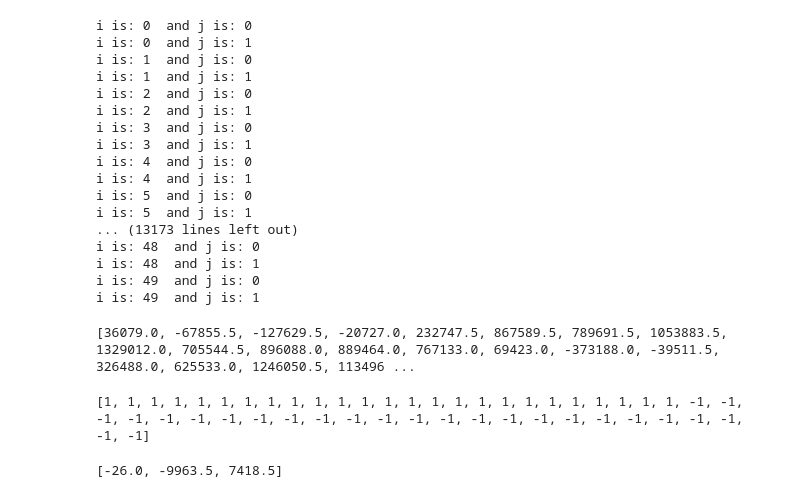
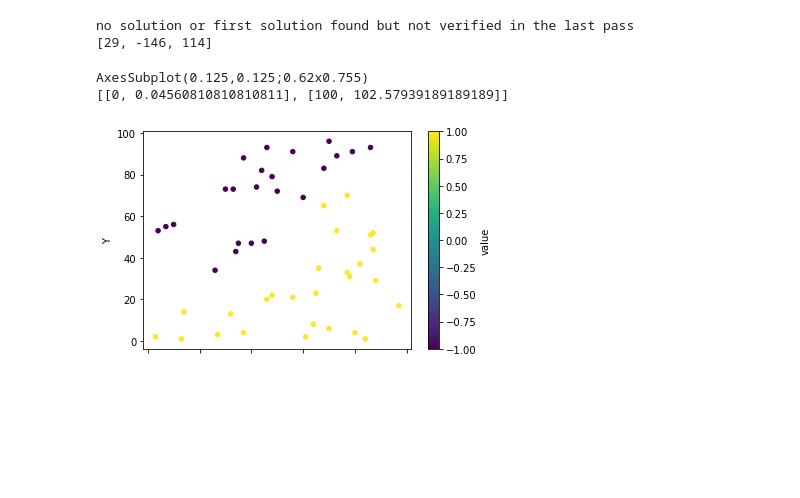
Before and after one commit to LioraW/PLA-Algorithm, a Jupyter notebook: project1.ipynb, the cells around one changed output. Cells and saved outputs as stored; diff of their text form; code cells hidden in the pictures; blank space fills up the shorter version.

```diff
--- a/project1.ipynb
+++ b/project1.ipynb
@@ -62,35 +73,36 @@ AxesSubplot(0.125,0.125;0.62x0.755)
 # %%
-w = [1.0, 0.5, 0.5]
-#type(w[0])
+import numpy as np
+prediction = np.zeros(50)
 
-pla(w, points, cls, 1, 100, prediction)
+#separate the points from values for sake of pla
+values=[]
+points=[]
+for i in range(len(data)):
+    values.append(data[i][2])
+    points.append([1, data[i][0], data[i][1]]) #1 is neeeded as the first component before the points
+
+result = pla(points, values, 1, 100, prediction)
+print(result)
 # %% [output]
-i is: 0  and j is: 0
-i is: 0  and j is: 1
-i is: 1  and j is: 0
-i is: 1  and j is: 1
-i is: 2  and j is: 0
-i is: 2  and j is: 1
-i is: 3  and j is: 0
-i is: 3  and j is: 1
-i is: 4  and j is: 0
-i is: 4  and j is: 1
-i is: 5  and j is: 0
-i is: 5  and j is: 1
-... (13173 lines left out)
-i is: 48  and j is: 0
-i is: 48  and j is: 1
-i is: 49  and j is: 0
-i is: 49  and j is: 1
+no solution or first solution found but not verified in the last pass
+[29, -146, 114]
-# %%
-print(prediction)
-# %% [output]
-[36079.0, -67855.5, -127629.5, -20727.0, 232747.5, 867589.5, 789691.5, 1053883.5, 1329012.0, 705544.5, 896088.0, 889464.0, 767133.0, 69423.0, -373188.0, -39511.5, 326488.0, 625533.0, 1246050.5, 113496 ...
-# %%
-print(cls)
-# %% [output]
-[1, 1, 1, 1, 1, 1, 1, 1, 1, 1, 1, 1, 1, 1, 1, 1, 1, 1, 1, 1, 1, 1, 1, 1, 1, -1, -1, -1, -1, -1, -1, -1, -1, -1, -1, -1, -1, -1, -1, -1, -1, -1, -1, -1, -1, -1, -1, -1, -1, -1]
-# %%
-print(w)
-# %% [output]
-[-26.0, -9963.5, 7418.5]
+# %%
+import matplotlib.pyplot as plt
+#find two points on the resulting line to plot
+def findPoints(array):
+    #array = x0 + x1(x) + x2(y) = 0
+    #choose x = 0 and x = 100
+    point1 = [0,(-1*array[0]) / array[2]]
+    point2 = [100, ((-1*array[0]) - array[1]*100) / array[2]]
+    return [point1, point2]
+
+df = pd.DataFrame(data, columns=("X", "Y", "value"))
+print(df.plot.scatter(x="X", y="Y", c="value", cmap='viridis'))
+
+linePoints = findPoints(result)
+print(linePoints)
+#plt.plot(linePoints[0], linePoints[1])
+# %% [output]
+AxesSubplot(0.125,0.125;0.62x0.755)
+[[0, 0.04560810810810811], [100, 102.57939189189189]]
+[figure, added]
```
Also changed, not shown: parts of 3 cells of this notebook.
